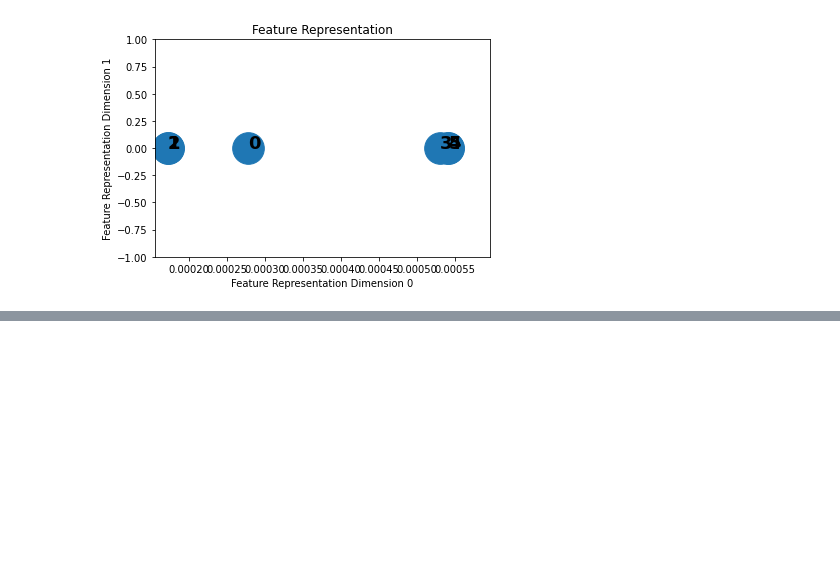
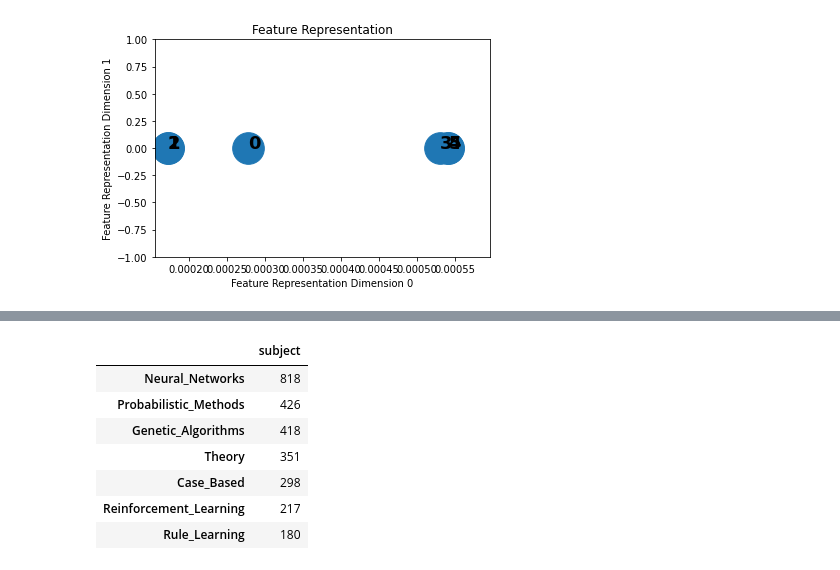
Before and after one commit to FraidoonOmarzai/GCN, a Jupyter notebook: GCN.ipynb, the cells around one changed output, grey strips where cells are left out. Cells and saved outputs as stored; diff of their text form; code cells hidden in the pictures; blank space fills up the shorter version.

```diff
--- a/GCN.ipynb
+++ b/GCN.ipynb
@@ -271,0 +304,5 @@ plot_features(H2)
+# %%
+# load the dataset
+dataset = sg.datasets.Cora()
+G, node_subjects = dataset.load()
+print(G.info())
@@ -271,0 +322,11 @@ plot_features(H2)
+# %%
+node_subjects.value_counts().to_frame()
+# %% [output]
+|  | subject |
+| Neural_Networks | 818 |
+| Probabilistic_Methods | 426 |
+| Genetic_Algorithms | 418 |
+| Theory | 351 |
+| Case_Based | 298 |
+| Reinforcement_Learning | 217 |
+| Rule_Learning | 180 |
```
Also changed, not shown: parts of 42 cells of this notebook.
